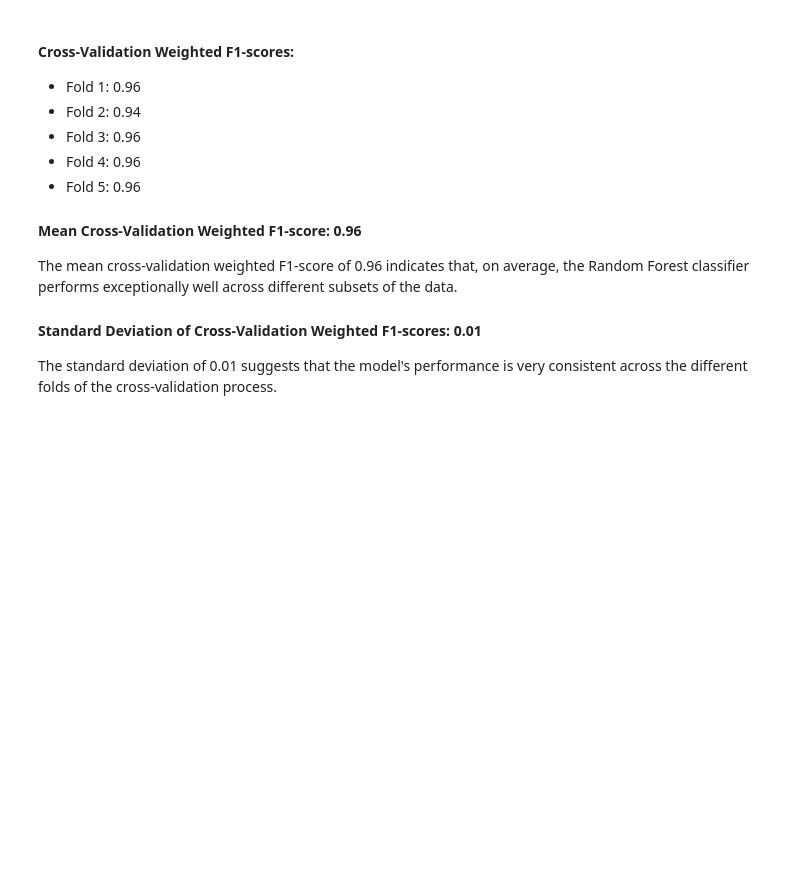
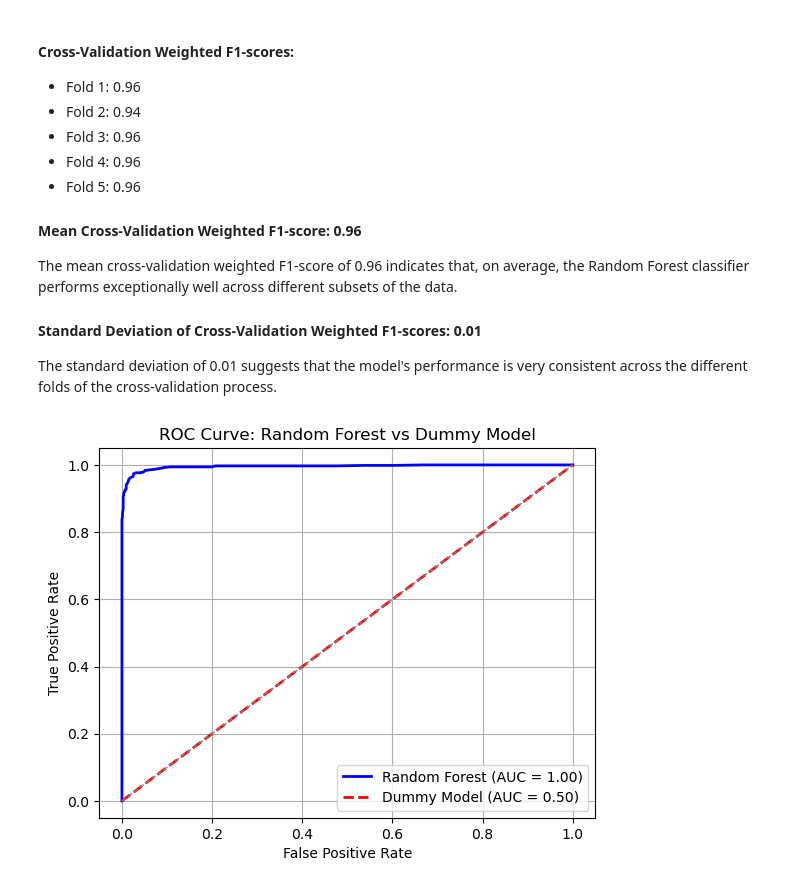
Before and after one commit to Muthama42/SyriaTel-Churn-Predictor, a Jupyter notebook: Syriatel.ipynb, the cells around one changed output. Cells and saved outputs as stored; diff of their text form; code cells hidden in the pictures; blank space fills up the shorter version.

```diff
--- a/Syriatel.ipynb
+++ b/Syriatel.ipynb
@@ -959,3 +960,8 @@ The mean cross-validation weighted F1-score of 0.96 indicates that, on average,
 
 #### Standard Deviation of Cross-Validation Weighted F1-scores: 0.01
 The standard deviation of 0.01 suggests that the model's performance is very consistent across the different folds of the cross-validation process.
+# %%
+# Plot the ROC curve
+rf_model.plot_roc_curve()
+# %% [output]
+[figure, added]
```
Also changed, not shown: parts of 9 cells of this notebook.
